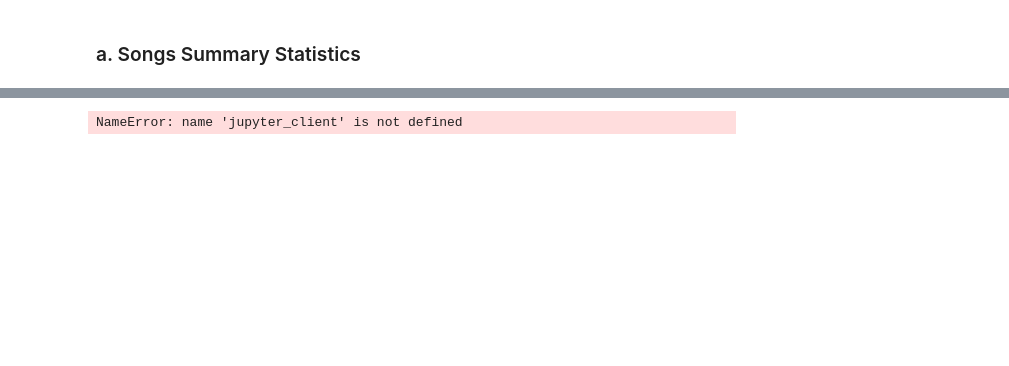
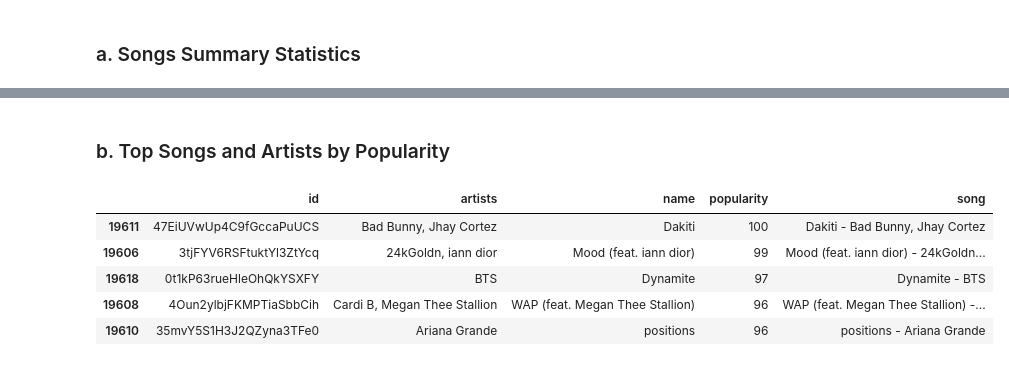
Before and after one commit to taylormanivanh/projects, a Jupyter notebook: Music_Recommender/Music_Recommender.ipynb, the cells around one changed output, grey strips where cells are left out. Drawn from its saved outputs; the diff is of its cells as text; code cells hidden in the pictures; blank space fills up the shorter version.

```diff
--- a/Music_Recommender/Music_Recommender.ipynb
+++ b/Music_Recommender/Music_Recommender.ipynb
@@ -133,7 +157,27 @@ Min tempo:  0.0
 Max tempo:  243.51
 Std. Dev tempo:  30.71
 ---------------------------------------
-# %%
-jupyter_client --version
-# %% [output]
-NameError: name 'jupyter_client' is not defined
+# %% [markdown]
+### b. Top Songs and Artists by Popularity
+# %%
+# Select song titles information
+songs = data[['id','artists', 'name', 'popularity']].copy()
+# Clean artists name column
+songs['artists'] = songs['artists'].map(lambda x: x.lstrip("['").rstrip("']")).map(lambda x: x.replace("'",""))
+songs['song'] = songs['name'] + ' - ' + songs['artists']
+# Sort songs by highest popularity
+songs = songs.sort_values(by=['popularity'], ascending=False).head(5)
+
+# Select artist information
+artists = data_by_artists[['artists', 'popularity']].copy()
+# Sort artists by highest popularity
+artists = artists.sort_values(by=['popularity'], ascending=False).head(5)
+# %%
+songs
+# %% [output]
+|  | id | artists | name | popularity | song |
+| 19611 | 47EiUVwUp4C9fGccaPuUCS | Bad Bunny, Jhay Cortez | Dakiti | 100 | Dakiti - Bad Bunny, Jhay Cortez |
+| 19606 | 3tjFYV6RSFtuktYl3ZtYcq | 24kGoldn, iann dior | Mood (feat. iann dior) | 99 | Mood (feat. iann dior) - 24kGoldn... |
+| 19618 | 0t1kP63rueHleOhQkYSXFY | BTS | Dynamite | 97 | Dynamite - BTS |
+| 19608 | 4Oun2ylbjFKMPTiaSbbCih | Cardi B, Megan Thee Stallion | WAP (feat. Megan Thee Stallion) | 96 | WAP (feat. Megan Thee Stallion) -... |
+| 19610 | 35mvY5S1H3J2QZyna3TFe0 | Ariana Grande | positions | 96 | positions - Ariana Grande |
```
Also changed, not shown: parts of 16 cells of this notebook.
